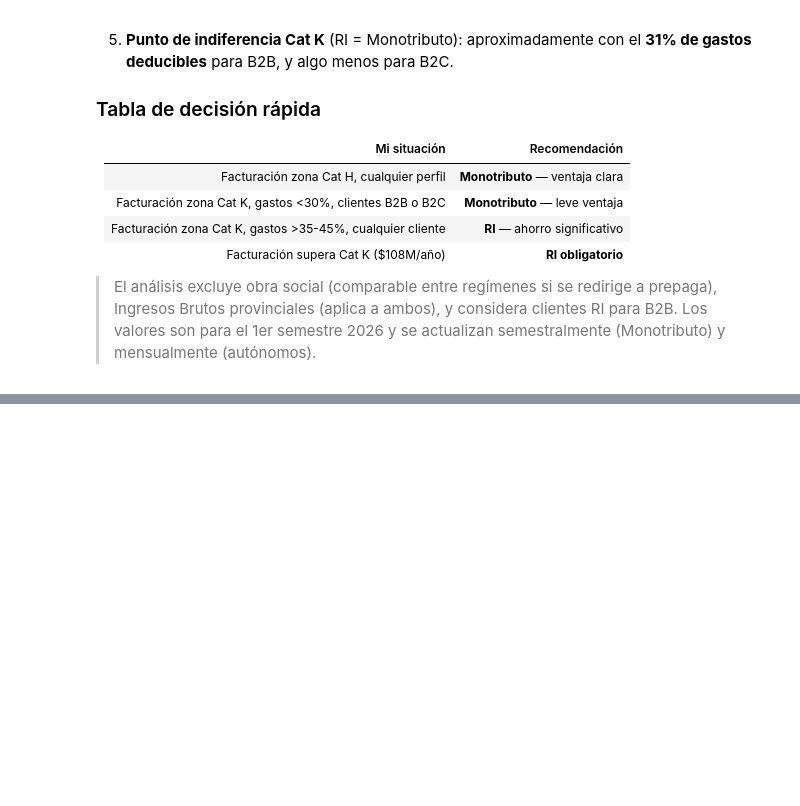
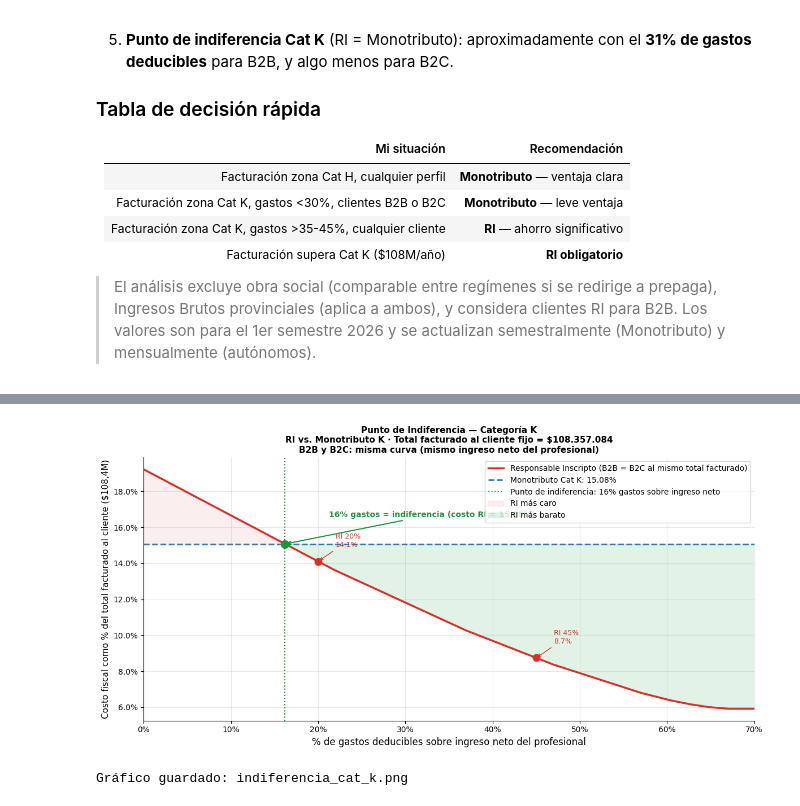
Before and after one commit to abenassi/analisis-fiscal, a Jupyter notebook: analisis_regimenes_fiscales.ipynb, the cells around one changed output, grey strips where cells are left out. Saved outputs shown, nothing was run; the diff lists cells and outputs as text; code cells hidden in the pictures; blank space fills up the shorter version.

```diff
--- a/analisis_regimenes_fiscales.ipynb
+++ b/analisis_regimenes_fiscales.ipynb
@@ -1593,0 +1682,66 @@ Gráfico guardado: comparativa_b2b_b2c.png
+# %%
+# ─────────────────────────────────────────────────────────────────────
+# Curva de sensibilidad: costo RI vs. % gastos — Cat K total fijo $108M
+# ─────────────────────────────────────────────────────────────────────
+fig, ax = plt.subplots(figsize=(12, 6))
+
+# Curva RI (B2B y B2C, misma curva al fijar el mismo total al cliente)
+ax.plot(pct_range * 100, ri_pcts, color='#D73027', lw=2.5,
+        label='Responsable Inscripto (B2B = B2C al mismo total facturado)')
+
+# Línea Monotributo K
+ax.axhline(mono_pct, color='#2C7BB6', lw=2, linestyle='--',
+           label=f'Monotributo Cat K: {mono_pct:.2f}%')
+
+# Punto de indiferencia
+if indiferencia_pct:
+    ax.axvline(indiferencia_pct * 100, color='#1A9641', lw=1.5, linestyle=':',
+               label=f'Punto de indiferencia: {indiferencia_pct:.0%} gastos sobre ingreso neto')
+    ax.scatter([indiferencia_pct * 100], [indiferencia_val], s=100, color='#1A9641', zorder=6)
+    ax.annotate(
+        f'{indiferencia_pct:.0%} gastos = indiferencia (costo RI = {indiferencia_val:.2f}%)',
+        xy=(indiferencia_pct * 100, indiferencia_val),
+        xytext=(indiferencia_pct * 100 + 5, indiferencia_val + 1.5),
+        fontsize=10, color='#1A9641', fontweight='bold',
+        arrowprops=dict(arrowstyle='->', color='#1A9641', lw=1.5)
+    )
+
+# Marcar 20% y 45%
+for g, label_txt in [(0.20, '20%'), (0.45, '45%')]:
+    v = ri_pcts[int(g * 10000 / 0.75)]  # approx index
+    v = calcular_ri_b2c(TOTAL_REF_K, 'K', g)['pct_costo']
+    ax.scatter([g * 100], [v], s=80, color='#D73027', zorder=6)
+    ax.annotate(f'RI {label_txt}\n{v:.1f}%',
+                xy=(g * 100, v), xytext=(g * 100 + 2, v + 0.8),
+                fontsize=9, color='#D73027',
+                arrowprops=dict(arrowstyle='->', color='#D73027', lw=1))
+
+# Zonas coloreadas
+ax.fill_between(pct_range * 100, ri_pcts, mono_pct,
+                where=[v > mono_pct for v in ri_pcts],
+                alpha=0.08, color='#D73027', label='RI más caro')
+ax.fill_between(pct_range * 100, ri_pcts, mono_pct,
+                where=[v <= mono_pct for v in ri_pcts],
+                alpha=0.12, color='#1A9641', label='RI más barato')
+
+ax.set_xlabel('% de gastos deducibles sobre ingreso neto del profesional', fontsize=12)
+ax.set_ylabel('Costo fiscal como % del total facturado al cliente ($108,4M)', fontsize=11)
+ax.xaxis.set_major_formatter(mticker.PercentFormatter())
+ax.yaxis.set_major_formatter(mticker.PercentFormatter())
+ax.set_title('Punto de Indiferencia — Categoría K\n'
+             'RI vs. Monotributo K · Total facturado al cliente fijo = $108.357.084\n'
+             'B2B y B2C: misma curva (mismo ingreso neto del profesional)',
+             fontsize=11, fontweight='bold')
+ax.legend(fontsize=10, loc='upper right')
+ax.grid(True, alpha=0.3)
+ax.set_xlim(0, 70)
+ax.spines['top'].set_visible(False)
+ax.spines['right'].set_visible(False)
+
+plt.tight_layout()
+plt.savefig('indiferencia_cat_k.png', dpi=150, bbox_inches='tight')
+plt.show()
+print('Gráfico guardado: indiferencia_cat_k.png')
+# %% [output]
+[figure, added]
+Gráfico guardado: indiferencia_cat_k.png
```
Also changed, not shown: parts of 9 cells of this notebook, 3 other files.
